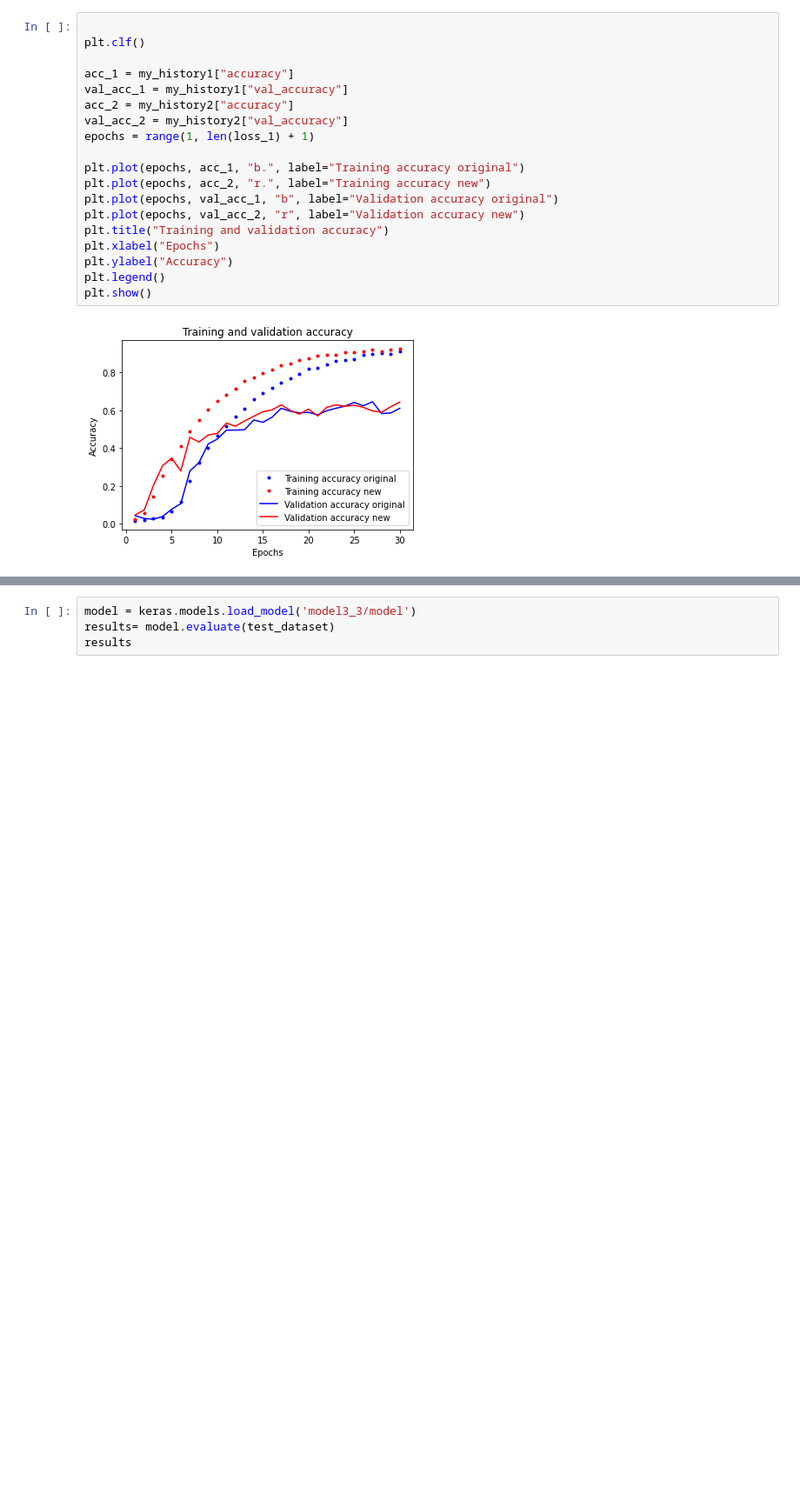
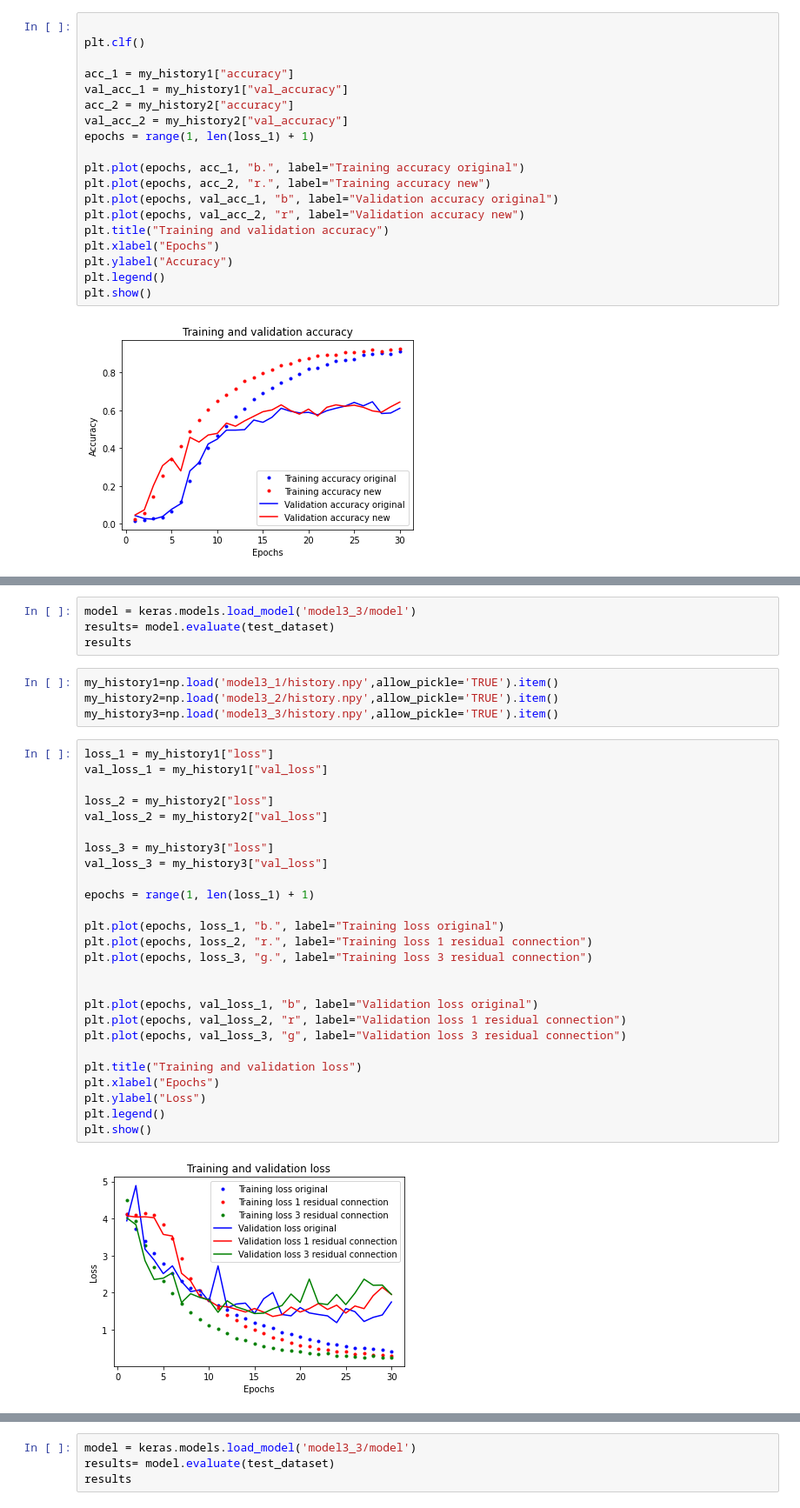
Before and after one commit to eduardosoy/MyTFG, a Jupyter notebook: tfg3_conexiones_residuales.ipynb, the cells around one changed output, grey strips where cells are left out. Shown at 87% size. Saved outputs shown, nothing was run; the diff lists cells and outputs as text; blank space fills up the shorter version.

```diff
--- a/tfg3_conexiones_residuales.ipynb
+++ b/tfg3_conexiones_residuales.ipynb
@@ -629,0 +691,36 @@ plt.show()
+# %%
+model = keras.models.load_model('model3_3/model')
+results= model.evaluate(test_dataset)
+results
+# %%
+my_history1=np.load('model3_1/history.npy',allow_pickle='TRUE').item()
+my_history2=np.load('model3_2/history.npy',allow_pickle='TRUE').item()
+my_history3=np.load('model3_3/history.npy',allow_pickle='TRUE').item()
+# %%
+loss_1 = my_history1["loss"]
+val_loss_1 = my_history1["val_loss"]
+
+loss_2 = my_history2["loss"]
+val_loss_2 = my_history2["val_loss"]
+
+loss_3 = my_history3["loss"]
+val_loss_3 = my_history3["val_loss"]
+
+epochs = range(1, len(loss_1) + 1)
+
+plt.plot(epochs, loss_1, "b.", label="Training loss original")
+plt.plot(epochs, loss_2, "r.", label="Training loss 1 residual connection")
+plt.plot(epochs, loss_3, "g.", label="Training loss 3 residual connection")
+
+
+plt.plot(epochs, val_loss_1, "b", label="Validation loss original")
+plt.plot(epochs, val_loss_2, "r", label="Validation loss 1 residual connection")
+plt.plot(epochs, val_loss_3, "g", label="Validation loss 3 residual connection")
+
+plt.title("Training and validation loss")
+plt.xlabel("Epochs")
+plt.ylabel("Loss")
+plt.legend()
+plt.show()
+# %% [output]
+[figure, added]
```
Also changed, not shown: parts of 31 cells of this notebook.
